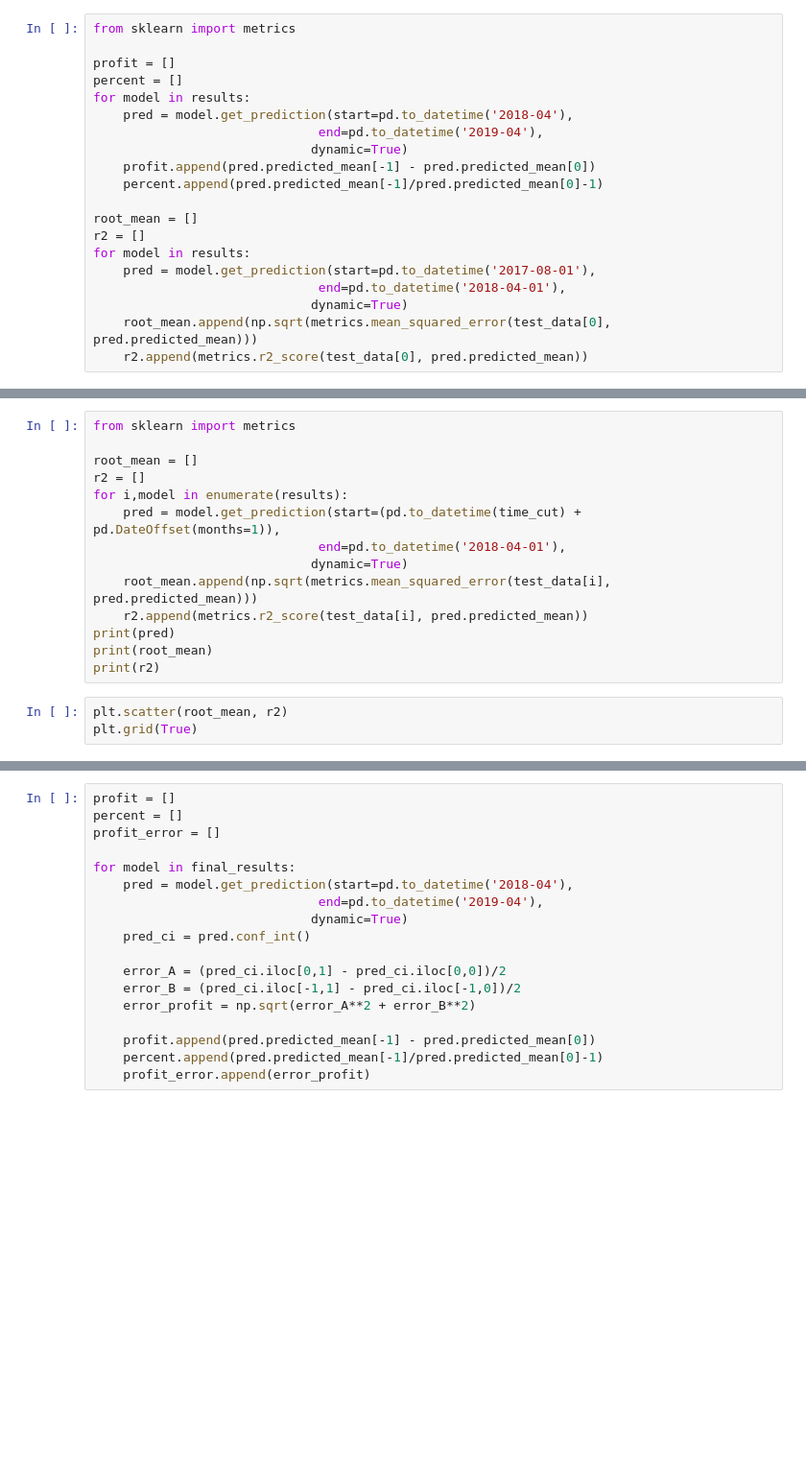
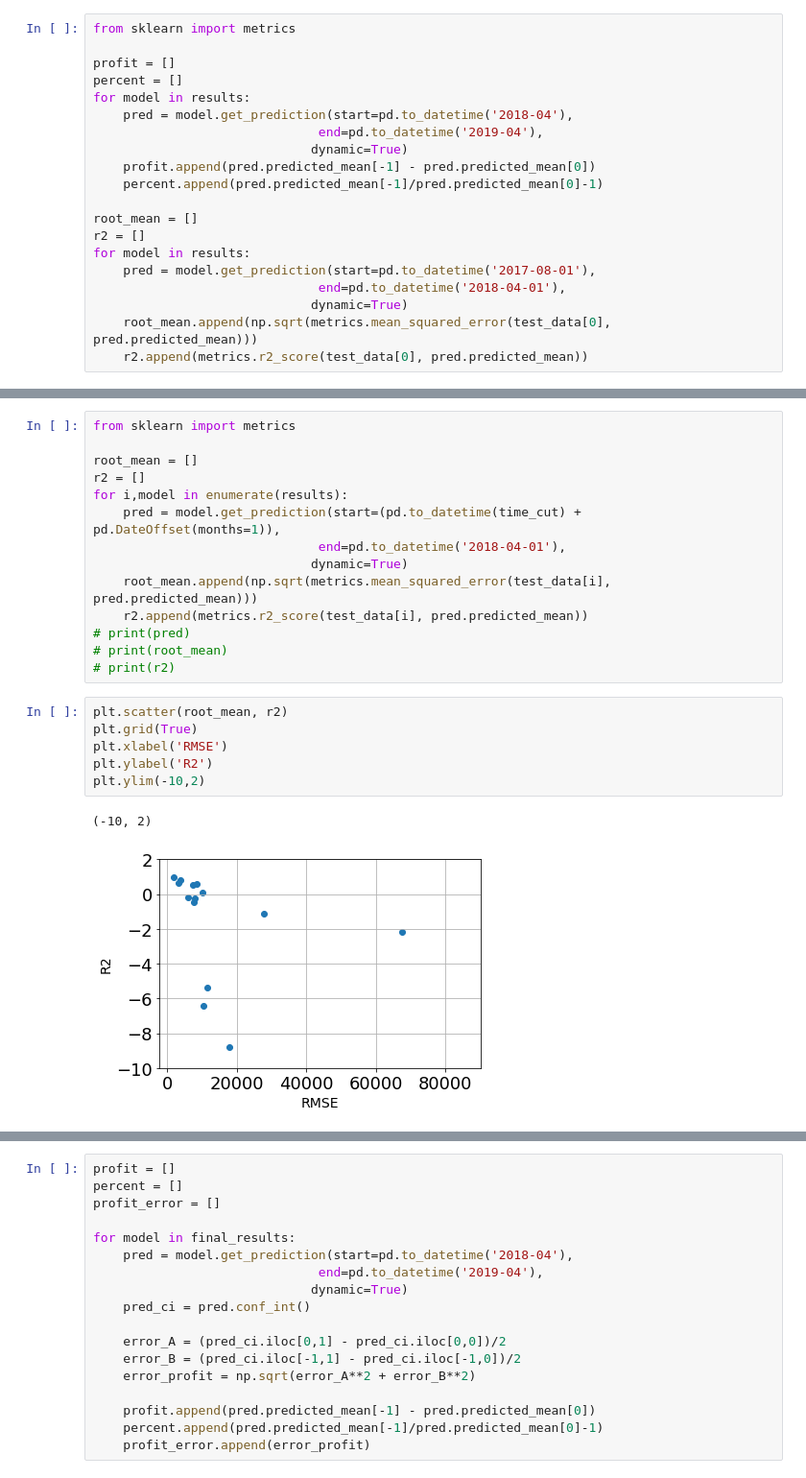
Before and after one commit to angelmanzur/TimeSeries_Zillow_Proj, a Jupyter notebook: Zillow_project-Kelly3.ipynb, the cells around one changed output, grey strips where cells are left out. Shown at 96% size. Cells and saved outputs as stored; diff of their text form; blank space fills up the shorter version.

```diff
--- a/Zillow_project-Kelly3.ipynb
+++ b/Zillow_project-Kelly3.ipynb
@@ -131,12 +188,18 @@ for i,model in enumerate(results):
                              dynamic=True)
     root_mean.append(np.sqrt(metrics.mean_squared_error(test_data[i], pred.predicted_mean)))
     r2.append(metrics.r2_score(test_data[i], pred.predicted_mean))
-print(pred)
-print(root_mean)
-print(r2)
+# print(pred)
+# print(root_mean)
+# print(r2)
 # %%
 plt.scatter(root_mean, r2)
 plt.grid(True)
+plt.xlabel('RMSE')
+plt.ylabel('R2')
+plt.ylim(-10,2)
+# %% [output]
+(-10, 2)
+[figure, added]
 # %%
 best_zipcodes=[]
 for i,model in enumerate(results):
```
Also changed, not shown: parts of 18 cells of this notebook, 1 other file.
